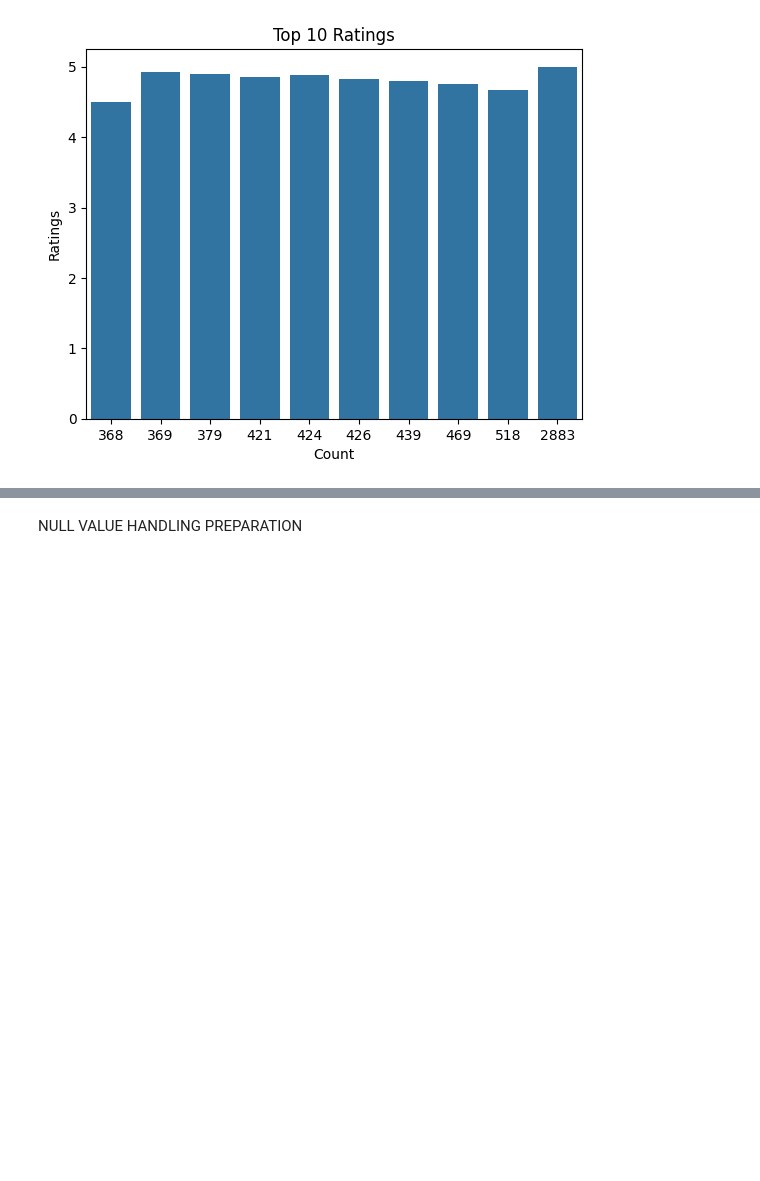
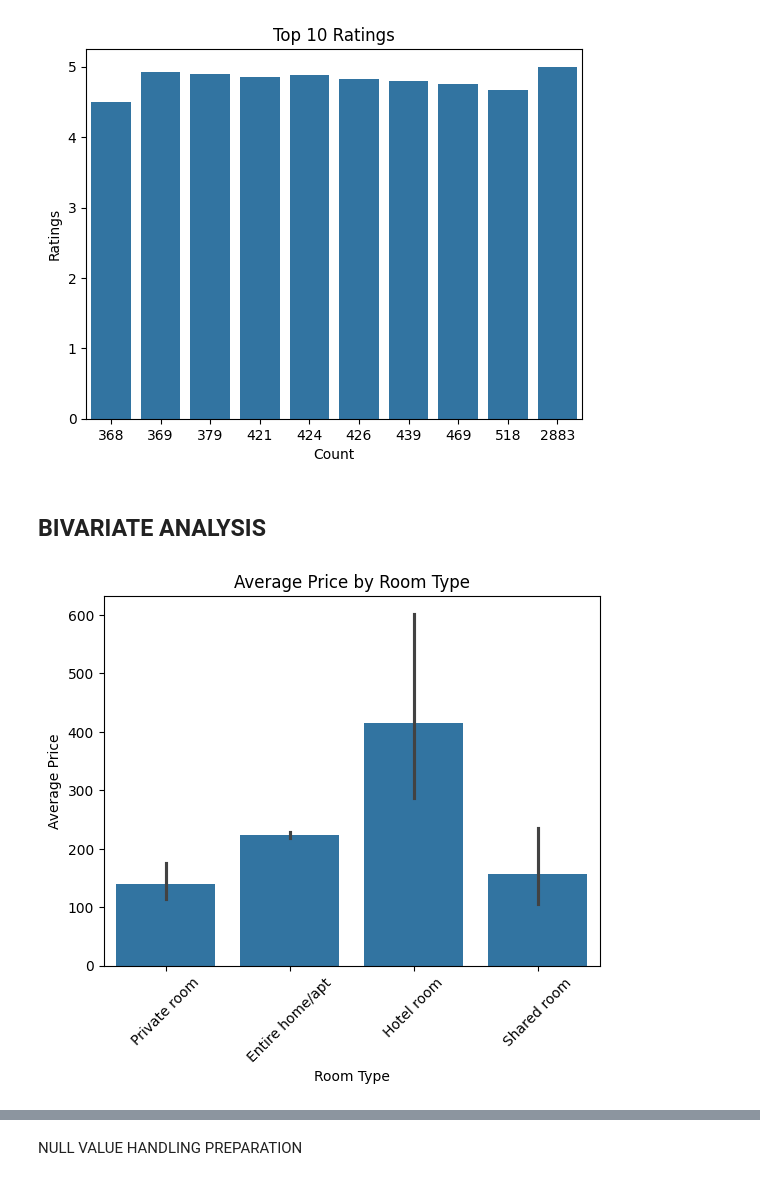
Before and after one commit to JesildaB/NEWYORK_AIRBNB_EDA-_FEATURE_ENGINEERING, a Jupyter notebook: USECASE_2_NEW.ipynb, the cells around one changed output, grey strips where cells are left out. Drawn from its saved outputs; the diff is of its cells as text; code cells hidden in the pictures; blank space fills up the shorter version.

Commit message:
BIVARIATE ANALYSIS

```diff
--- a/USECASE_2_NEW.ipynb
+++ b/USECASE_2_NEW.ipynb
@@ -488,3 +518,18 @@ plt.ylabel("Ratings")
 plt.show()
 # %% [output]
 [figure]
+# %% [markdown]
+## BIVARIATE ANALYSIS
+# %%
+import seaborn as sns
+import matplotlib.pyplot as plt
+
+# Average price by room type
+sns.barplot(x='room_type', y='price', data=df)
+plt.title('Average Price by Room Type')
+plt.ylabel('Average Price')
+plt.xlabel('Room Type')
+plt.xticks(rotation=45)
+plt.show()
+# %% [output]
+[figure, added]
```
Also changed, not shown: parts of 28 cells of this notebook.
